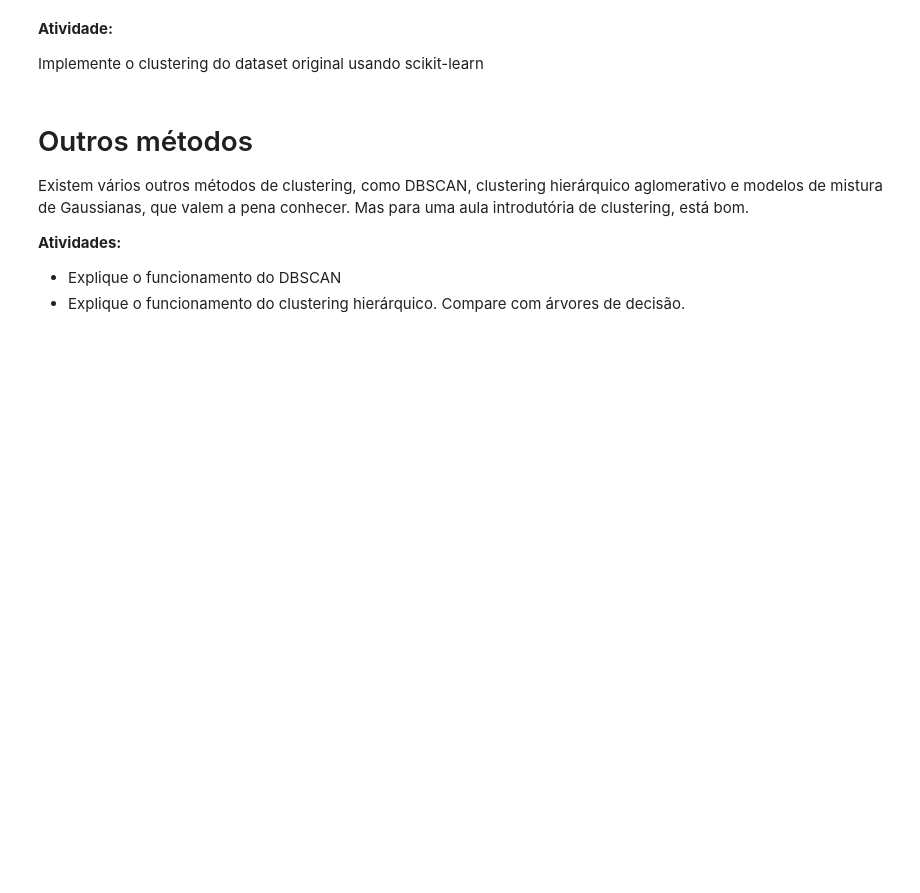
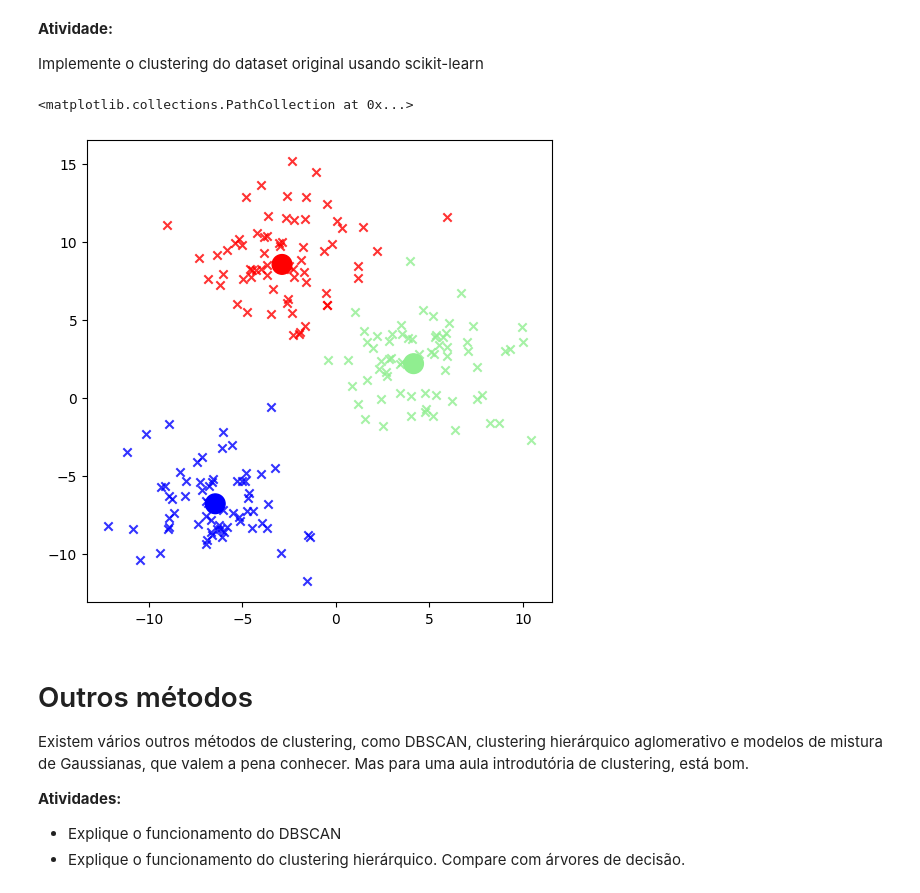
Before and after one commit to MekhyW/handson-ml3, a Jupyter notebook: Aulas Ayres/Clustering/Aula_16.ipynb, the cells around one changed output. Drawn from its saved outputs; the diff is of its cells as text; code cells hidden in the pictures; blank space fills up the shorter version.

```diff
--- a/Aulas Ayres/Clustering/Aula_16.ipynb
+++ b/Aulas Ayres/Clustering/Aula_16.ipynb
@@ -517,6 +570,33 @@ plt.show()
 **Atividade:**
 
 Implemente o clustering do dataset original usando scikit-learn
+# %%
+from sklearn.cluster import MeanShift
+
+ms = MeanShift(bandwidth=5)
+ms.fit(X)
+C = ms.cluster_centers_
+cluster = ms.labels_
+# %%
+plt.figure(figsize=(6, 6))
+for i in range(C.shape[0]):
+    idx = cluster == i
+    plt.scatter(
+        X[idx, 0],
+        X[idx, 1],
+        c=colors[i],
+        marker='x',
+        alpha=0.8,
+    )
+plt.scatter(
+    C[:, 0],
+    C[:, 1],
+    c=colors,
+    s=200,
+)
+# %% [output]
+<matplotlib.collections.PathCollection at 0x...>
+[figure, added]
 # %% [markdown]
 # Outros métodos
 
```
Also changed, not shown: parts of 9 cells of this notebook, 8 other files.
